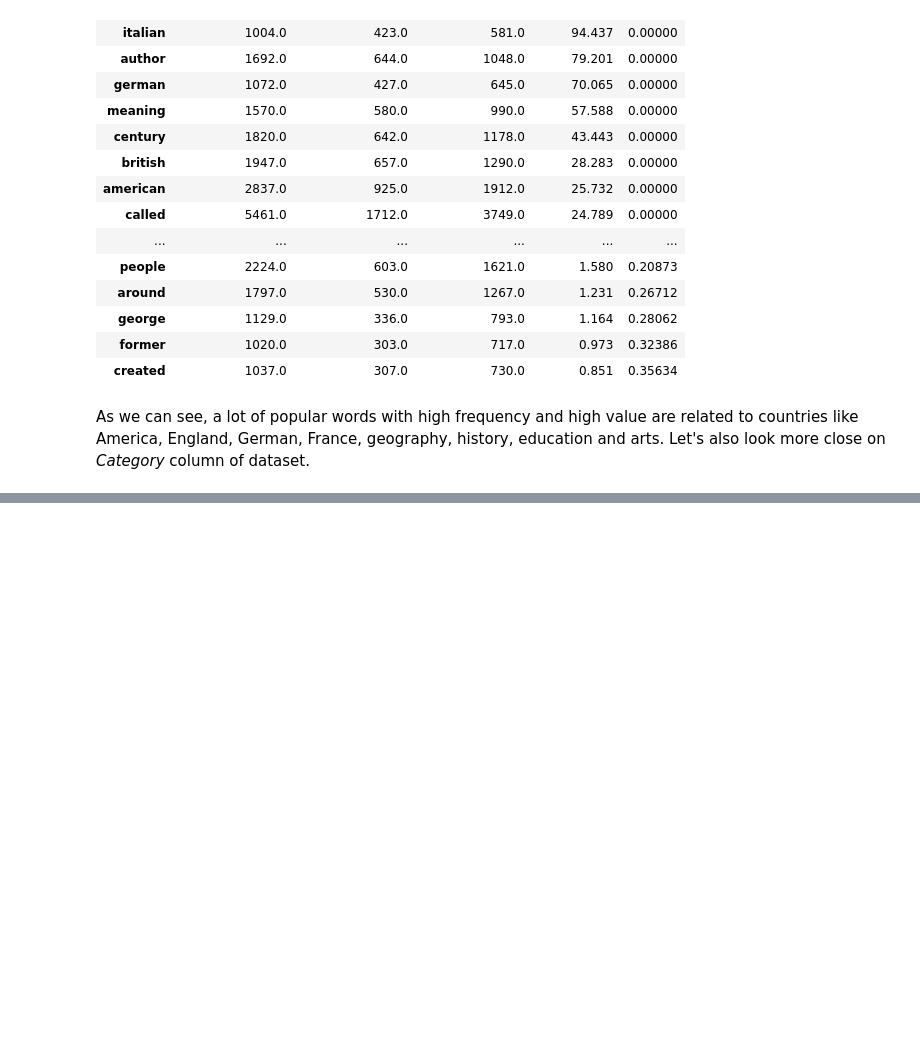
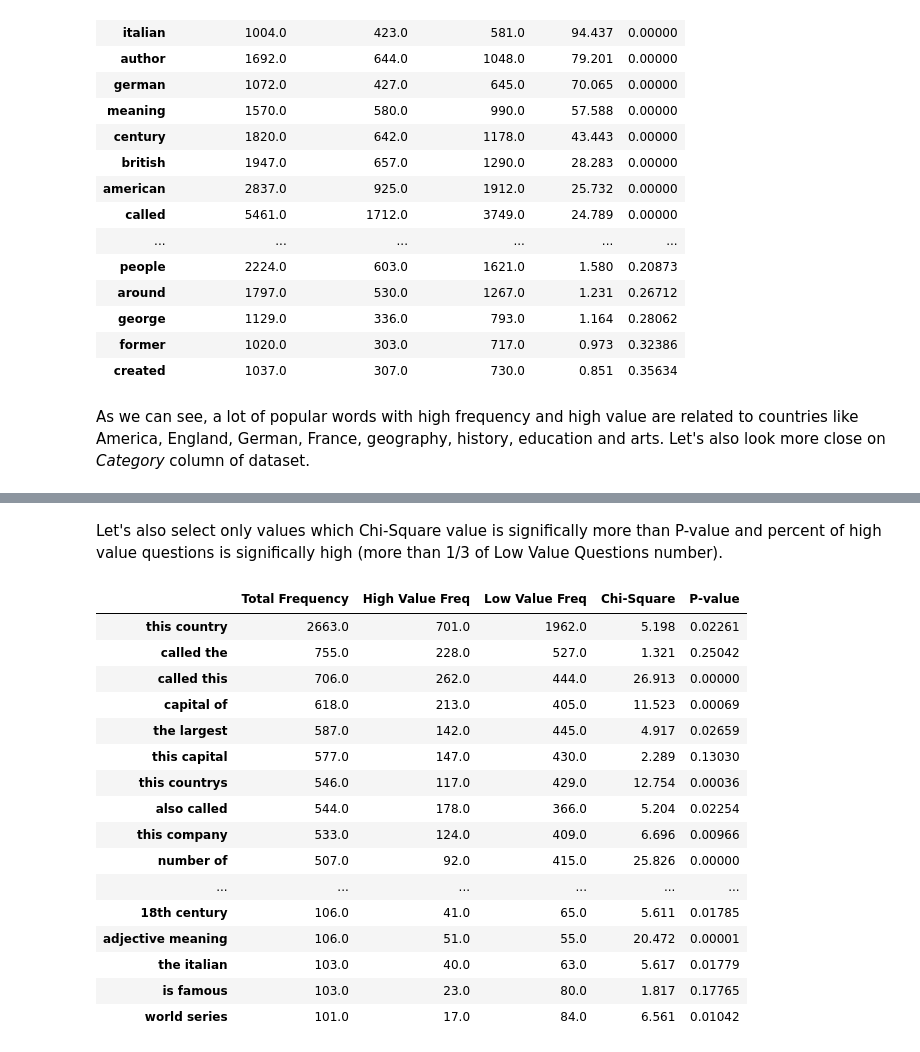
Before and after one commit to beatwad/jeopardy, a Jupyter notebook: Untitled.ipynb, the cells around one changed output, grey strips where cells are left out. Saved outputs shown, nothing was run; the diff lists cells and outputs as text; code cells hidden in the pictures; blank space fills up the shorter version.

```diff
--- a/Untitled.ipynb
+++ b/Untitled.ipynb
@@ -509,0 +563,3 @@ jeopardy[jeopardy['Questions Overlap'] == 1]
+# %%
+popular_phrases = {k: v for k, v in sorted(popular_phrases.items(), key=lambda item: item[1][0], reverse=True) if v[0] > 100}
+len(popular_phrases)
@@ -509,0 +572,16 @@ jeopardy[jeopardy['Questions Overlap'] == 1]
+# %%
+# for every key in dict
+for key in popular_phrases.keys():
+    # count sum of each dict element
+    total = popular_phrases[key][0]
+    total_prop = total / jeopardy.shape[0]
+    # count expected high and low values for each word
+    high_value_exp = total_prop * high_value_count
+    low_value_exp = total_prop * low_value_count
+    # count observed high and low values for each word
+    observed = np.array([popular_phrases[key][1], popular_phrases[key][2]])
+    expected = np.array([high_value_exp, low_value_exp])
+    popular_phrases[key].append(round(chisquare(observed, expected)[0], 3))
+    popular_phrases[key].append(chisquare(observed, expected)[1])
+
+popular_phrases
@@ -509,0 +608,11 @@ jeopardy[jeopardy['Questions Overlap'] == 1]
+# %%
+# make a dataframe from dict and transpose in
+popular_phrases_df = pd.DataFrame(popular_phrases, index=['Total Frequency', 'High Value Freq', 'Low Value Freq', 'Chi-Square', 'P-value'])
+popular_phrases_df = popular_phrases_df.transpose()
+
+# function for rounding values in dataframe
+def round_value(value):
+    return round(value, 5)
+
+popular_phrases_df['P-value'] = popular_phrases_df['P-value'].apply(round_value)
+popular_phrases_df
@@ -509,0 +633,24 @@ jeopardy[jeopardy['Questions Overlap'] == 1]
+# %% [markdown]
+Let's also select only values which Chi-Square value is significally more than P-value and percent of high value questions is significally high (more than 1/3 of Low Value Questions number).
+# %%
+pd.options.display.max_rows=1000
+popular_phrases_df.loc[(popular_phrases_df['Chi-Square'] > 2*popular_phrases_df['P-value']) &
+                       (popular_phrases_df['High Value Freq'] > 0.33*popular_phrases_df['High Value Freq'])]
+# %% [output]
+|  | Total Frequency | High Value Freq | Low Value Freq | Chi-Square | P-value |
+| this country | 2663.0 | 701.0 | 1962.0 | 5.198 | 0.02261 |
+| called the | 755.0 | 228.0 | 527.0 | 1.321 | 0.25042 |
+| called this | 706.0 | 262.0 | 444.0 | 26.913 | 0.00000 |
+| capital of | 618.0 | 213.0 | 405.0 | 11.523 | 0.00069 |
+| the largest | 587.0 | 142.0 | 445.0 | 4.917 | 0.02659 |
+| this capital | 577.0 | 147.0 | 430.0 | 2.289 | 0.13030 |
+| this countrys | 546.0 | 117.0 | 429.0 | 12.754 | 0.00036 |
+| also called | 544.0 | 178.0 | 366.0 | 5.204 | 0.02254 |
+| this company | 533.0 | 124.0 | 409.0 | 6.696 | 0.00966 |
+| number of | 507.0 | 92.0 | 415.0 | 25.826 | 0.00000 |
+| ... | ... | ... | ... | ... | ... |
+| 18th century | 106.0 | 41.0 | 65.0 | 5.611 | 0.01785 |
+| adjective meaning | 106.0 | 51.0 | 55.0 | 20.472 | 0.00001 |
+| the italian | 103.0 | 40.0 | 63.0 | 5.617 | 0.01779 |
+| is famous | 103.0 | 23.0 | 80.0 | 1.817 | 0.17765 |
+| world series | 101.0 | 17.0 | 84.0 | 6.561 | 0.01042 |
```
Also changed, not shown: parts of 19 cells of this notebook.
